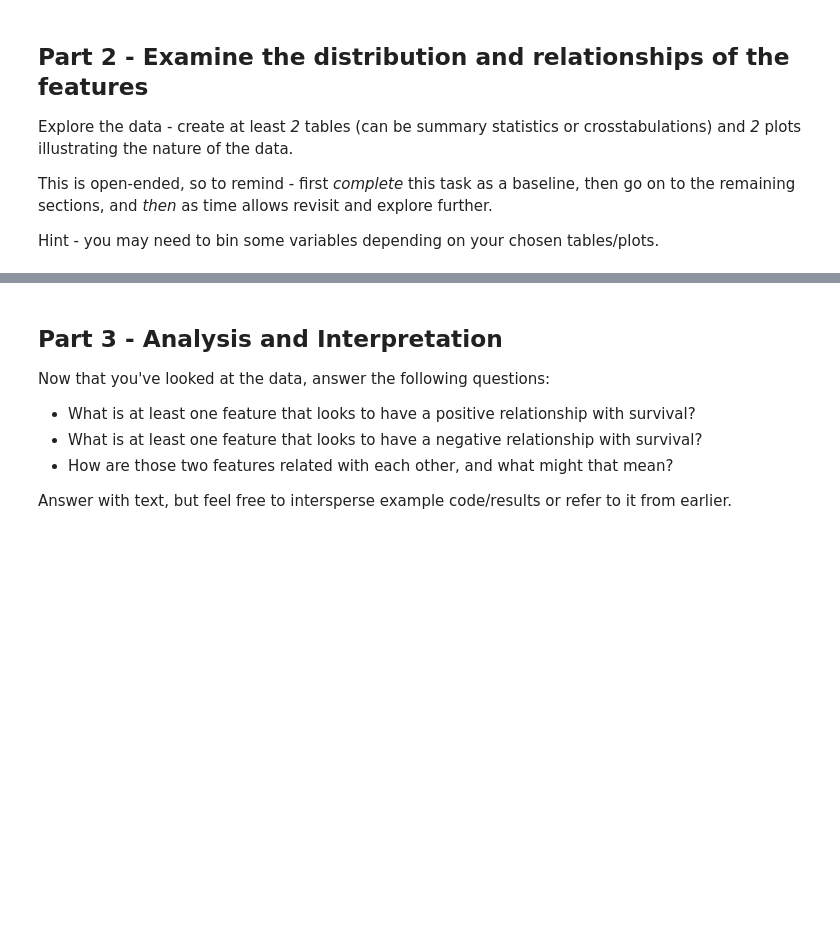
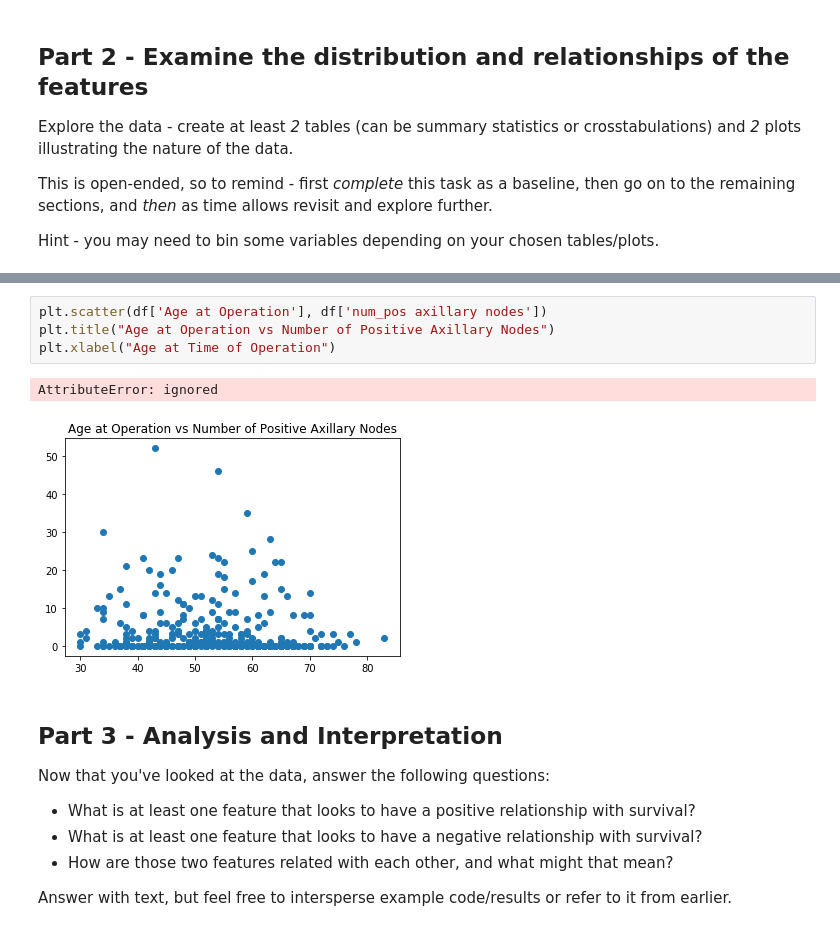
Before and after one commit to AndrewMarksArt/CS_Python_HW, a Jupyter notebook: DS_Unit_1_Sprint_Challenge_1.ipynb, the cells around one changed output, grey strips where cells are left out. Drawn from its saved outputs; the diff is of its cells as text; blank space fills up the shorter version.

```diff
--- a/DS_Unit_1_Sprint_Challenge_1.ipynb
+++ b/DS_Unit_1_Sprint_Challenge_1.ipynb
@@ -86,3 +179,10 @@ Hint - you may need to bin some variables depending on your chosen tables/plots.
+# %%
+plt.scatter(df['Age at Operation'], df['num_pos axillary nodes'])
+plt.title("Age at Operation vs Number of Positive Axillary Nodes")
+plt.xlabel("Age at Time of Operation")
+# %% [output]
+AttributeError: ignored
+[figure, added]
 # %% [markdown]
 ## Part 3 - Analysis and Interpretation
 
```
Also changed, not shown: parts of 12 cells of this notebook.
